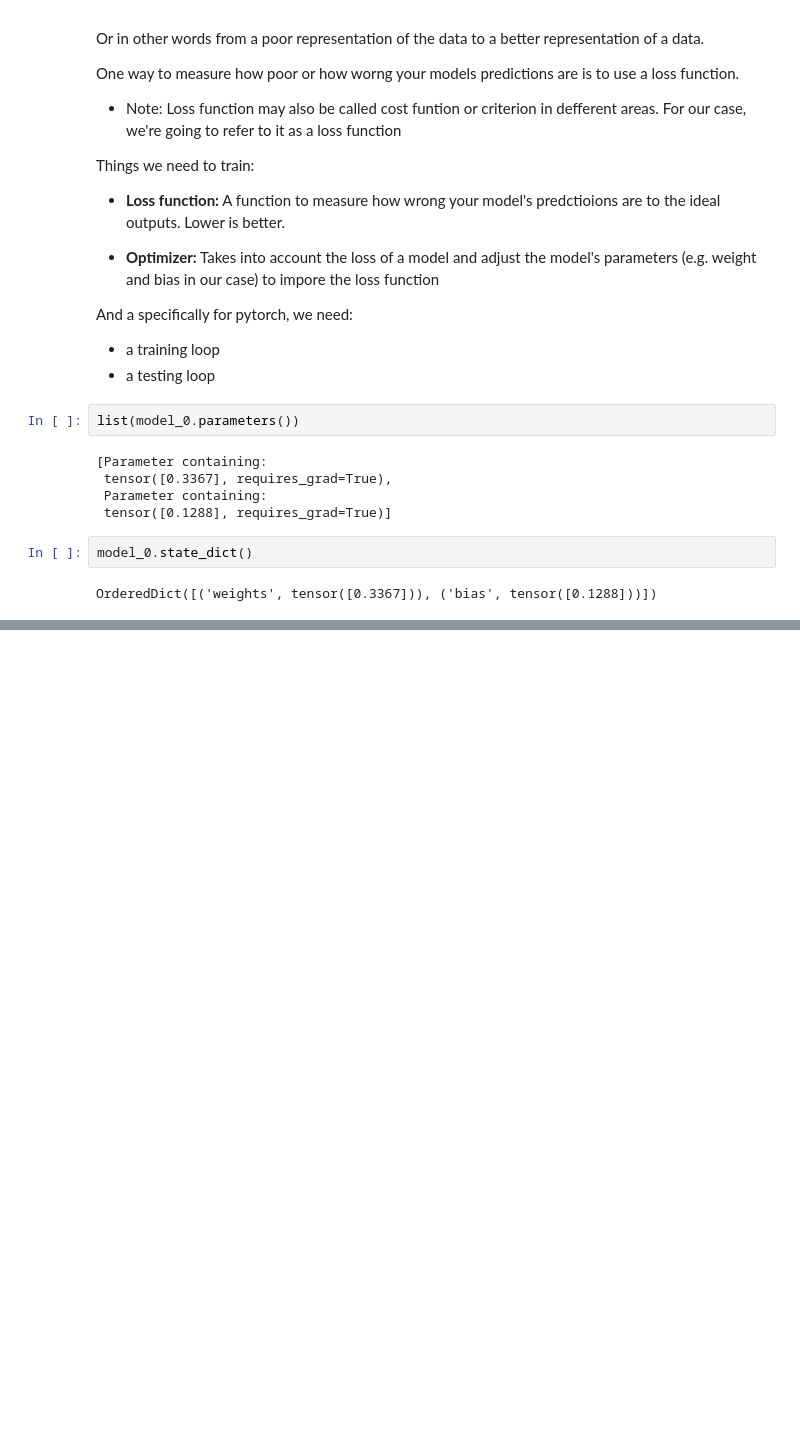
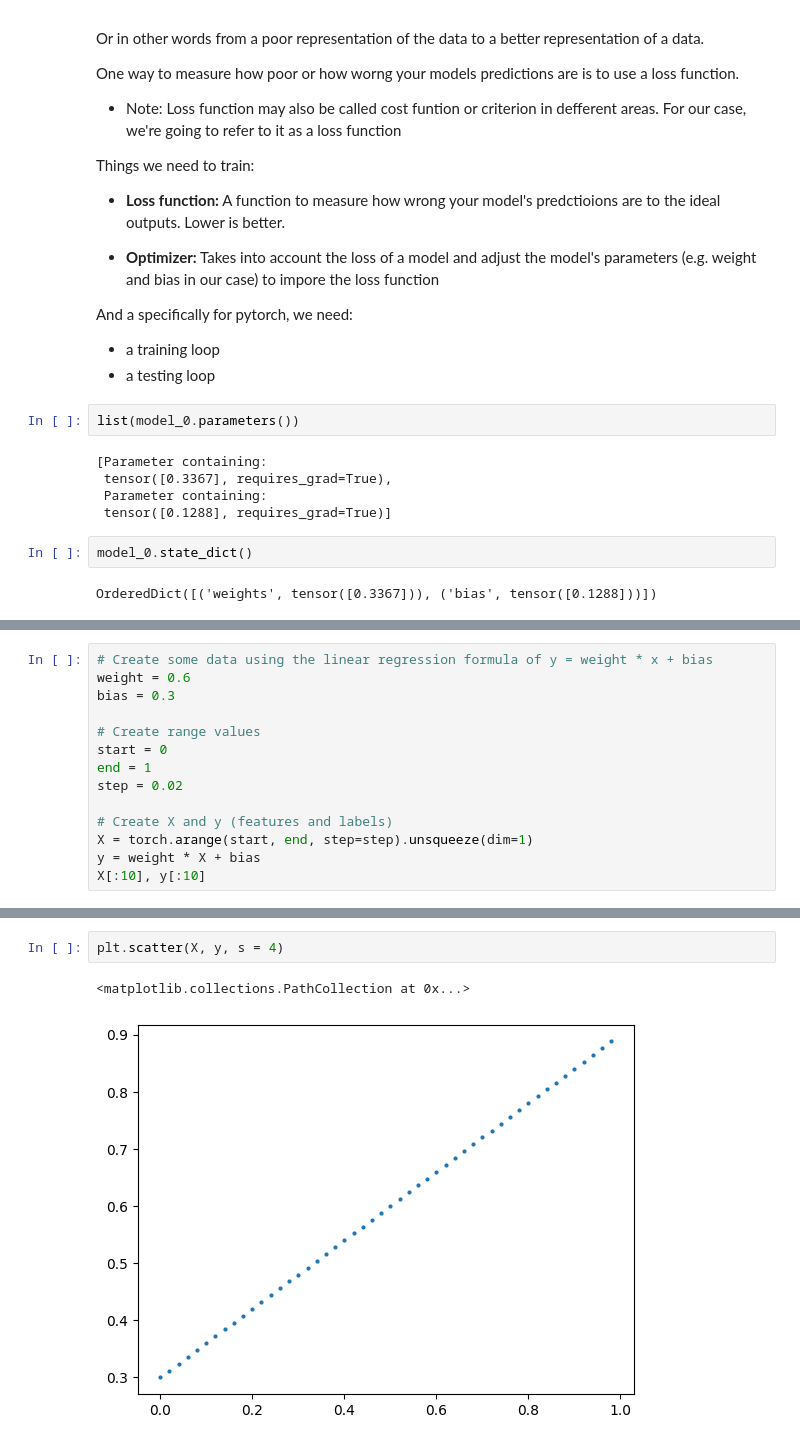
Before and after one commit to Qertal/KursStreamlit, a Jupyter notebook: pytorch/01_pytorch_workflow.ipynb, the cells around one changed output, grey strips where cells are left out. Drawn from its saved outputs; the diff is of its cells as text; blank space fills up the shorter version.

```diff
--- a/pytorch/01_pytorch_workflow.ipynb
+++ b/pytorch/01_pytorch_workflow.ipynb
@@ -293,0 +586,14 @@ OrderedDict([('weights', tensor([0.3367])), ('bias', tensor([0.1288]))])
+# %%
+# Create some data using the linear regression formula of y = weight * x + bias
+weight = 0.6
+bias = 0.3
+
+# Create range values
+start = 0
+end = 1
+step = 0.02
+
+# Create X and y (features and labels)
+X = torch.arange(start, end, step=step).unsqueeze(dim=1)
+y = weight * X + bias
+X[:10], y[:10]
@@ -293,0 +621,5 @@ OrderedDict([('weights', tensor([0.3367])), ('bias', tensor([0.1288]))])
+# %%
+plt.scatter(X, y, s = 4)
+# %% [output]
+<matplotlib.collections.PathCollection at 0x...>
+[figure, added]
```
Also changed, not shown: parts of 57 cells of this notebook, 5 other files.
